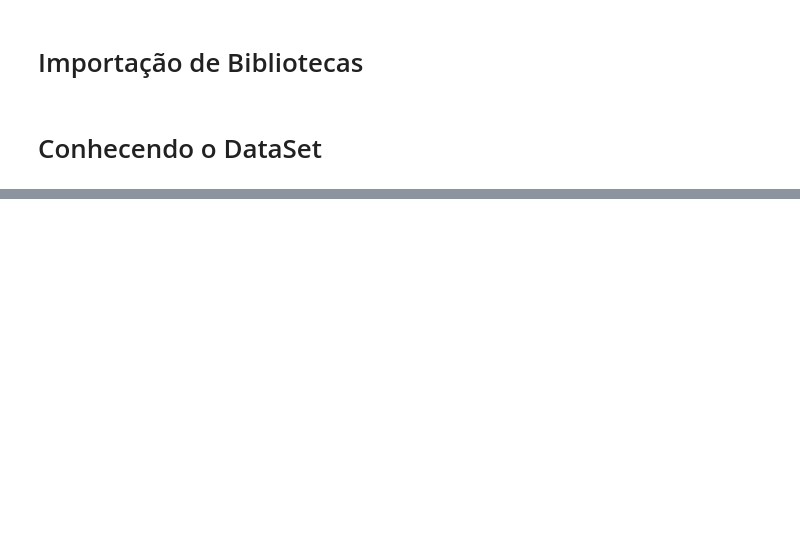
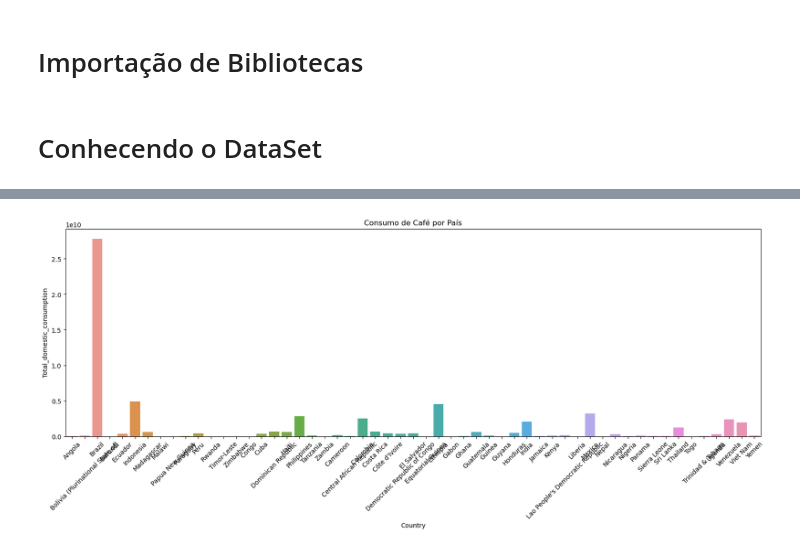
Before and after one commit to ladata-ufs/Cafezinho-G3, a Jupyter notebook: project.ipynb, the cells around one changed output, grey strips where cells are left out. Saved outputs shown, nothing was run; the diff lists cells and outputs as text; code cells hidden in the pictures; blank space fills up the shorter version.

Commit message:
Consumo_producao 1

```diff
--- a/project.ipynb
+++ b/project.ipynb
@@ -11,10 +11,10 @@ import seaborn as sns
 # Conhecendo o DataSet
 # %%
 # Remover o '/content' quando finalizar o projeto
-consumo_domestico = pd.read_csv('/content/data/Coffee_domestic_consumption.csv')
-exportacao = pd.read_csv('/content/data/Coffee_export.csv')
-inventorio_cafe_verde = pd.read_csv('/content/data/Coffee_green_coffee_inventorie.csv')
-importacao = pd.read_csv('/content/data/Coffee_import.csv')
-consumo_importadores = pd.read_csv('/content/data/Coffee_importers_consumption.csv')
-producao = pd.read_csv('/content/data/Coffee_production.csv')
-re_exportacao = pd.read_csv('/content/data/Coffee_re_export.csv')
+consumo_domestico = pd.read_csv('./data/Coffee_domestic_consumption.csv')
+exportacao = pd.read_csv('./data/Coffee_export.csv')
+inventorio_cafe_verde = pd.read_csv('./data/Coffee_green_coffee_inventorie.csv')
+importacao = pd.read_csv('./data/Coffee_import.csv')
+consumo_importadores = pd.read_csv('./data/Coffee_importers_consumption.csv')
+producao = pd.read_csv('./data/Coffee_production.csv')
+re_exportacao = pd.read_csv('./data/Coffee_re_export.csv')
@@ -20,0 +58,9 @@ re_exportacao = pd.read_csv('/content/data/Coffee_re_export.csv')
+# %%
+# Barplot
+plt.figure(figsize=(20, 6))
+sns.barplot(x='Country', y='Total_domestic_consumption', data=consumo_domestico)
+plt.xticks(rotation=45)
+plt.title('Consumo de Café por País')
+plt.show()
+# %% [output]
+[figure, added]
```
Also changed, not shown: parts of 10 cells of this notebook.
